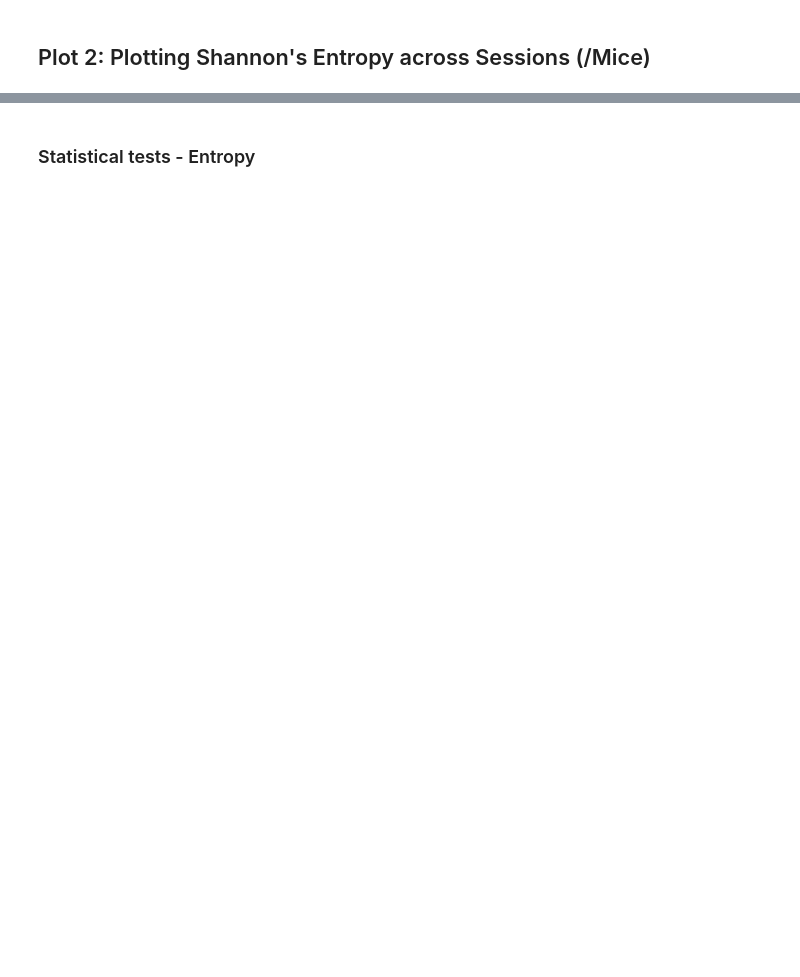
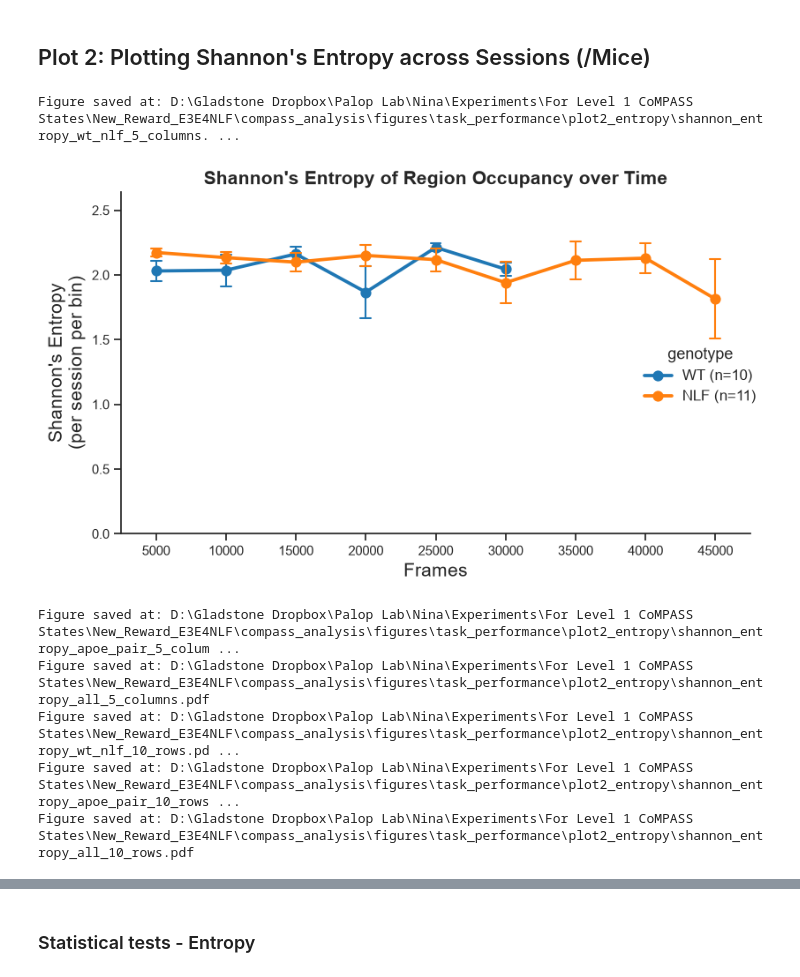
Before and after one commit to Hairpin-CoMPASS/CoMPASS-Hairpin, a Jupyter notebook: tutorials/02b_custom_task_performance_analysis.ipynb, the cells around one changed output, grey strips where cells are left out. Saved outputs shown, nothing was run; the diff lists cells and outputs as text; code cells hidden in the pictures; blank space fills up the shorter version.

```diff
--- a/tutorials/02b_custom_task_performance_analysis.ipynb
+++ b/tutorials/02b_custom_task_performance_analysis.ipynb
@@ -537,14 +422,24 @@ entropy_df
 # %%
 from compass_labyrinth.behavior.behavior_metrics.task_performance_analysis import plot_entropy_over_bins
 
 
-# Plot entropy over time
-plot_entropy_over_bins(
-    config=config,
-    figures_dirname="figures_b/plot2_entropy",
-    entropy_df=entropy_df,
-    filename_suffix=FILENAME_SUFFIX,
-)
+# Plot entropy over time, one figure per comparison x zone set
+for (GENOTYPE_SET, zone_set), entropy_df in entropy_by_comparison.items():
+    plot_entropy_over_bins(
+        config=config,
+        show_fig=(GENOTYPE_SET, zone_set) == FIRST,  # display only the first comparison x zone set; all are saved
+        figures_dirname="figures/task_performance/plot2_entropy",
+        entropy_df=entropy_df,
+        filename_suffix=f"_{GENOTYPE_SET}_{zone_set}",
+    )
+# %% [output]
+Figure saved at: D:\Gladstone Dropbox\Palop Lab\Nina\Experiments\For Level 1 CoMPASS States\New_Reward_E3E4NLF\compass_analysis\figures\task_performance\plot2_entropy\shannon_entropy_wt_nlf_5_columns. ...
+[figure, added]
+Figure saved at: D:\Gladstone Dropbox\Palop Lab\Nina\Experiments\For Level 1 CoMPASS States\New_Reward_E3E4NLF\compass_analysis\figures\task_performance\plot2_entropy\shannon_entropy_apoe_pair_5_colum ...
+Figure saved at: D:\Gladstone Dropbox\Palop Lab\Nina\Experiments\For Level 1 CoMPASS States\New_Reward_E3E4NLF\compass_analysis\figures\task_performance\plot2_entropy\shannon_entropy_all_5_columns.pdf
+Figure saved at: D:\Gladstone Dropbox\Palop Lab\Nina\Experiments\For Level 1 CoMPASS States\New_Reward_E3E4NLF\compass_analysis\figures\task_performance\plot2_entropy\shannon_entropy_wt_nlf_10_rows.pd ...
+Figure saved at: D:\Gladstone Dropbox\Palop Lab\Nina\Experiments\For Level 1 CoMPASS States\New_Reward_E3E4NLF\compass_analysis\figures\task_performance\plot2_entropy\shannon_entropy_apoe_pair_10_rows ...
+Figure saved at: D:\Gladstone Dropbox\Palop Lab\Nina\Experiments\For Level 1 CoMPASS States\New_Reward_E3E4NLF\compass_analysis\figures\task_performance\plot2_entropy\shannon_entropy_all_10_rows.pdf
 # %%
 from compass_labyrinth.behavior.behavior_metrics.task_performance_analysis import plot_entropy_over_bins_zoomed
 
```
Also changed, not shown: parts of 60 cells of this notebook, 22 other files.
